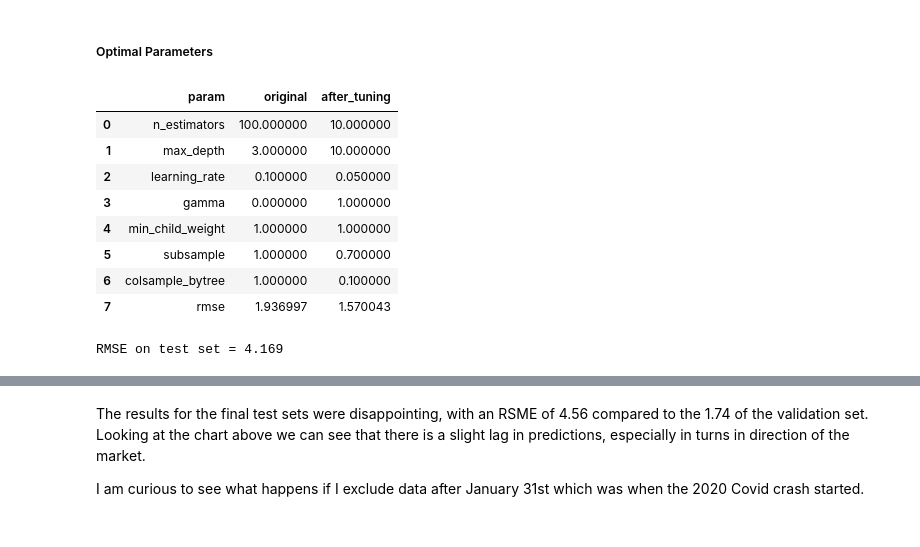
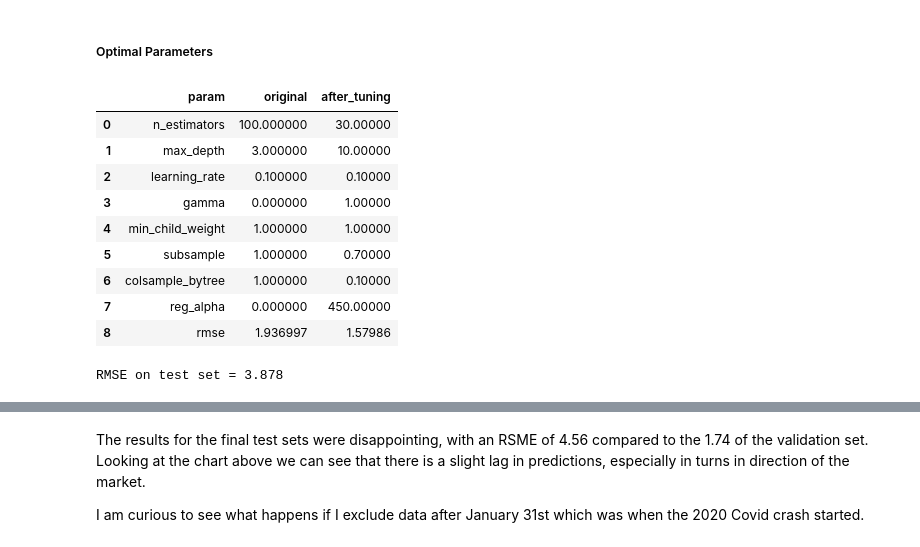
Before and after one commit to terrill11/spy_trend, a Jupyter notebook: models/spy_trend_xgboost2.ipynb, the cells around one changed output, grey strips where cells are left out. Cells and saved outputs as stored; diff of their text form; code cells hidden in the pictures.

```diff
--- a/models/spy_trend_xgboost2.ipynb
+++ b/models/spy_trend_xgboost2.ipynb
@@ -381,7 +381,7 @@ gamma = 0
 min_child_weight = 1
 subsample = 1
 colsample_bytree = 1
-colsample_by_level = 1
+reg_alpha = 0
 # %%
 from xgboost import XGBRegressor
 from sklearn.metrics import mean_squared_error
@@ -738,0 +721,22 @@ Optimal gamma: 1.0
+# %%
+reg_alpha_range = [300, 350, 400, 450, 500, 550, 600]
+
+error_rate = {'reg_alpha':[], 'rmse':[]}
+
+for param in reg_alpha_range:
+    result, _ = train_xgb_model(X_train_scaled,
+                                y_train_scaled,
+                                X_valid_scaled,
+                                y_valid,
+                                max_depth = new_max_depth,
+                                min_child_weight = new_min_child_weight,
+                                subsample = new_subsample,
+                                colsample_bytree = new_colsample_bytree,
+                                gamma = new_gamma,
+                                reg_alpha = param)
+
+    error_rate['reg_alpha'].append(param)
+    error_rate['rmse'].append(result)
+
+error_rate_df = pd.DataFrame(error_rate)
+error_rate_df.head()
@@ -738,0 +761,8 @@ Optimal gamma: 1.0
+# %%
+temp = error_rate_df[error_rate_df['rmse'] == error_rate_df['rmse'].min()]
+min_rmse = temp['rmse'].iloc[0]
+new_reg_alpha = temp['reg_alpha'].iloc[0]
+
+print(f'Minimum RMSE: {min_rmse}')
+print(f'Optimal reg_alpha: {new_reg_alpha}')
+# Minimum RMSE: 1.5803920689568765
@@ -745,7 +778,7 @@ Optimal gamma: 1.0
 
 default values: learning_rate = 0.1, n_estimators = 100
 # %%
-learning_rate_range = [0.001, 0.005, 0.01, 0.05, 0.1, 0.2, 0.3]
+learning_rate_range = [0.01, 0.05, 0.1, 0.2, 0.3]
 n_estimators_range = range(10, 510, 10)
 
 error_rate = {'learning_rate':[], 'n_estimators':[], 'rmse':[]}
@@ -760,8 +793,8 @@ for param in learning_rate_range:
                                     min_child_weight = new_min_child_weight,
                                     subsample = new_subsample,
                                     colsample_bytree = new_colsample_bytree,
-                                    #colsample_bylevel=new_colsample_bylevel
                                     gamma = new_gamma,
+                                    reg_alpha = new_reg_alpha,
                                     learning_rate = param,
                                     n_estimators = param2)
 
@@ -814,23 +848,27 @@ Optimal n_estimators: 10
 <h5>Optimal Parameters</h5>
 # %%
 tuned_params_df = {'param': ['n_estimators', 'max_depth', 'learning_rate', 'gamma',
-                             'min_child_weight', 'subsample', 'colsample_bytree', 'rmse'],
+                             'min_child_weight', 'subsample', 'colsample_bytree',
+                             'reg_alpha', 'rmse'],
                    'original': [n_estimators, max_depth, learning_rate, gamma,
-                                min_child_weight, subsample, colsample_bytree, original_rmse],
+                                min_child_weight, subsample, colsample_bytree,
+                                reg_alpha, original_rmse],
                    'after_tuning': [new_n_estimators, new_max_depth, new_learning_rate, new_gamma,
-                                    new_min_child_weight, new_subsample, new_colsample_bytree, min_rmse]}
+                                    new_min_child_weight, new_subsample, new_colsample_bytree,
+                                    new_reg_alpha, min_rmse]}
 tuned_params_df = pd.DataFrame(tuned_params_df)
 tuned_params_df
 # %% [output]
 |  | param | original | after_tuning |
-| 0 | n_estimators | 100.000000 | 10.000000 |
-| 1 | max_depth | 3.000000 | 10.000000 |
-| 2 | learning_rate | 0.100000 | 0.050000 |
-| 3 | gamma | 0.000000 | 1.000000 |
-| 4 | min_child_weight | 1.000000 | 1.000000 |
-| 5 | subsample | 1.000000 | 0.700000 |
-| 6 | colsample_bytree | 1.000000 | 0.100000 |
-| 7 | rmse | 1.936997 | 1.570043 |
+| 0 | n_estimators | 100.000000 | 30.00000 |
+| 1 | max_depth | 3.000000 | 10.00000 |
+| 2 | learning_rate | 0.100000 | 0.10000 |
+| 3 | gamma | 0.000000 | 1.00000 |
+| 4 | min_child_weight | 1.000000 | 1.00000 |
+| 5 | subsample | 1.000000 | 0.70000 |
+| 6 | colsample_bytree | 1.000000 | 0.10000 |
+| 7 | reg_alpha | 0.000000 | 450.00000 |
+| 8 | rmse | 1.936997 | 1.57986 |
 # %%
 final_rmse, final_predict = train_xgb_model(X_train = X_train_valid_scaled,
                                             y_train = y_train_valid_scaled,
@@ -845,11 +883,13 @@ final_rmse, final_predict = train_xgb_model(X_train = X_train_valid_scaled,
                                             min_child_weight = new_min_child_weight,
                                             subsample = new_subsample,
                                             colsample_bytree = new_colsample_bytree,
+                                            reg_alpha = new_reg_alpha,
                                             random_state = 0)
 
 print("RMSE on test set = %0.3f" % final_rmse)
+#RMSE on test set = 3.878
 # %% [output]
-RMSE on test set = 4.169
+RMSE on test set = 3.878
 # %%
 plt.figure(figsize=(16, 6), dpi=80, facecolor='w')
 
```
Also changed, not shown: parts of 20 cells of this notebook.
